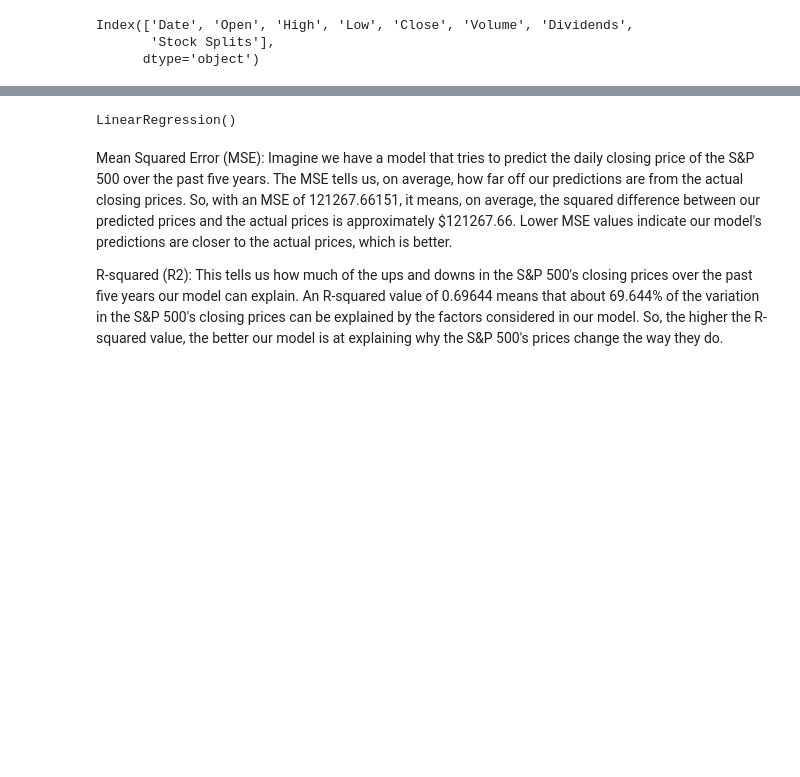
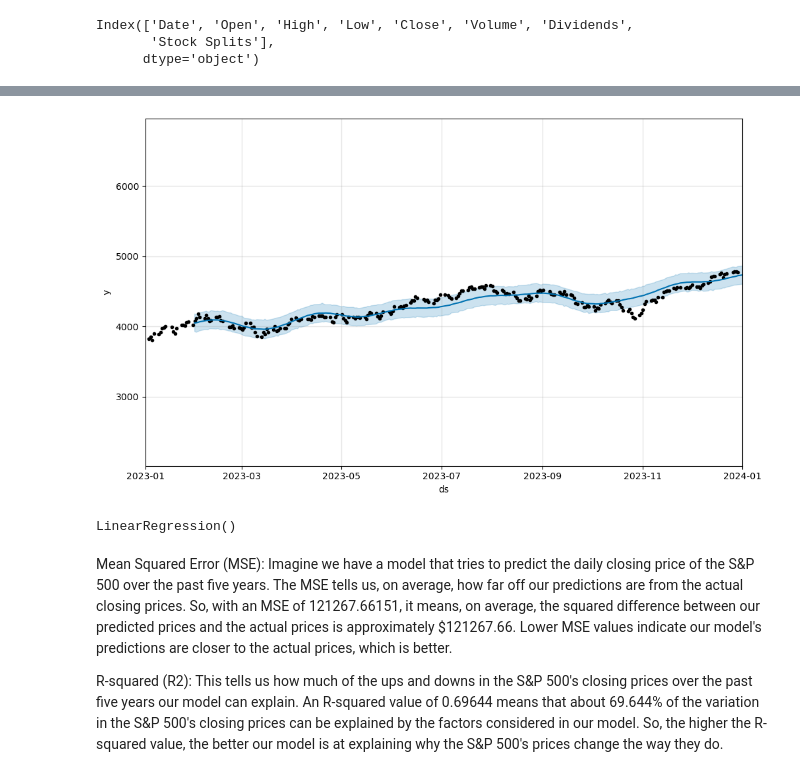
Before and after one commit to SAG-GithubApprentice/Project-1, a Jupyter notebook: SP500_reg_A.ipynb, the cells around one changed output, grey strips where cells are left out. Cells and saved outputs as stored; diff of their text form; code cells hidden in the pictures; blank space fills up the shorter version.

```diff
--- a/SP500_reg_A.ipynb
+++ b/SP500_reg_A.ipynb
@@ -33,0 +59,24 @@ sp_data.head()
+# %%
+from prophet import Prophet
+import matplotlib.pyplot as plt
+
+# Prepare data for Prophet
+prophet_data = sp_data[['Date', 'Close']].rename(columns={'Date': 'ds', 'Close': 'y'})
+
+# Remove timezone from the 'ds' column
+prophet_data['ds'] = prophet_data['ds'].dt.tz_localize(None)
+
+# Instantiate and fit Prophet model
+prophet_model = Prophet()
+prophet_model.fit(prophet_data)
+
+# Make future predictions starting from 2023-01-31
+future = prophet_model.make_future_dataframe(periods=365, freq='D', include_history=True)
+future = future[future['ds'] >= '2023-01-31']  # Subset future dataframe starting from 2023-01-31
+forecast = prophet_model.predict(future)
+
+# Plot forecast
+fig = prophet_model.plot(forecast)
+plt.xlim(pd.Timestamp('2023-01-01'), pd.Timestamp('2024-01-01'))  # Limit x-axis to display only 2023 data
+plt.show()
+# %% [output]
@@ -34,3 +85,4 @@ sp_data.head()
+[figure, added]
 # %%
 # Extract features and target variable
 X = sp_data.index
```
Also changed, not shown: parts of 5 cells of this notebook.
